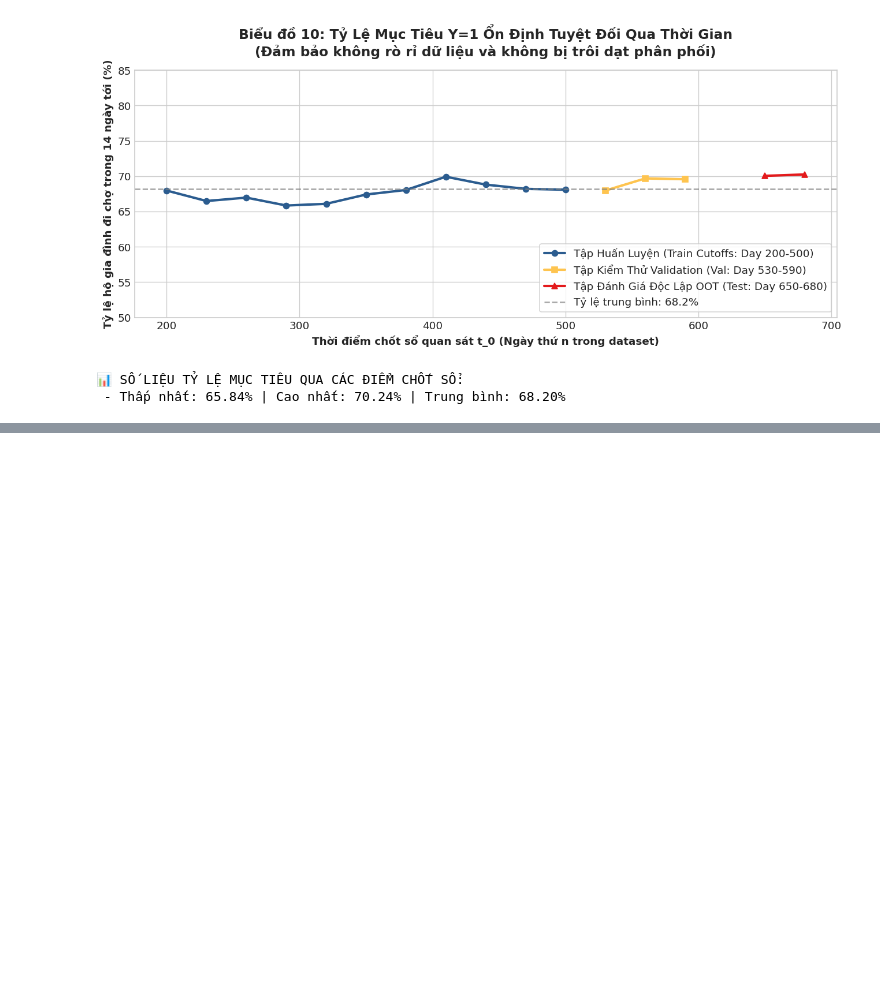
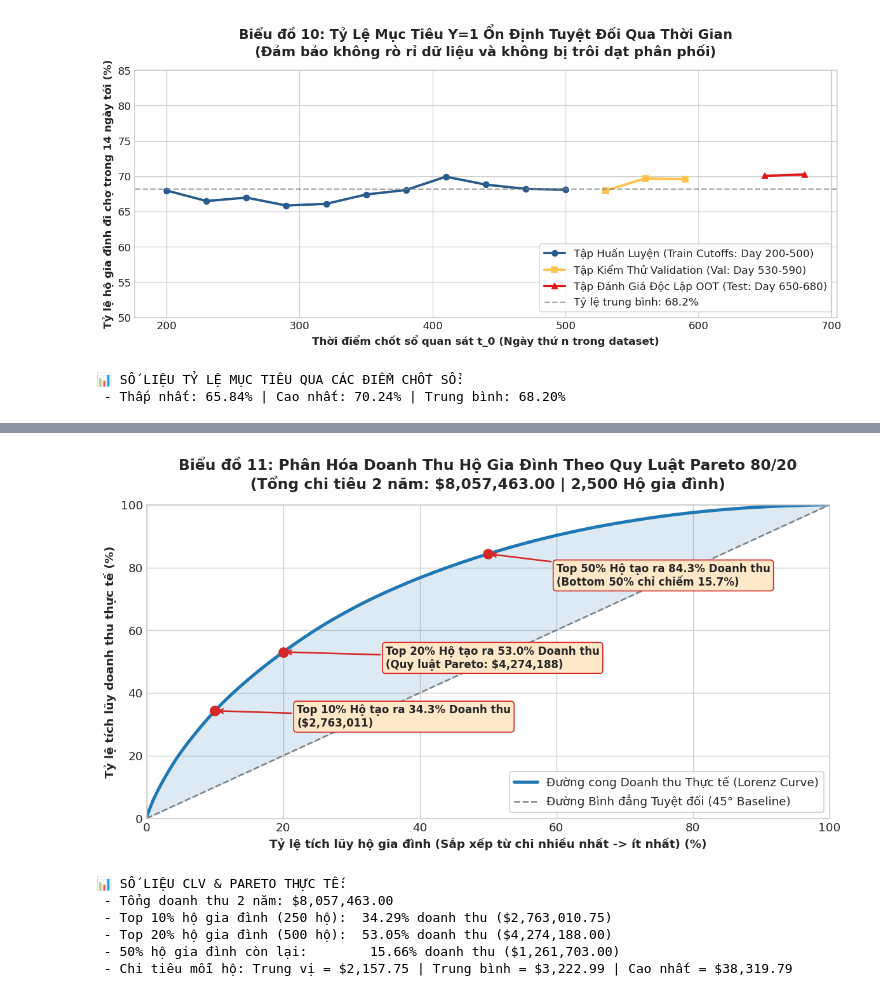
Before and after one commit to kien3007/purchasing-propensity-model, a Jupyter notebook: notebooks/01_eda_and_data_quality.ipynb, the cells around one changed output, grey strips where cells are left out. Drawn from its saved outputs; the diff is of its cells as text; code cells hidden in the pictures; blank space fills up the shorter version.

Commit message:
feat(eda): enrich EDA notebook and presentation with 5 advanced empirical stories and Pareto/CLV/Markdown charts

```diff
--- a/notebooks/01_eda_and_data_quality.ipynb
+++ b/notebooks/01_eda_and_data_quality.ipynb
@@ -499,0 +516,70 @@ print(f" - Thấp nhất: {min(cutoff_rates):.2f}% | Cao nhất: {max(cutoff_rat
+# %%
+# 1. Tính toán giá trị trọn đời (CLV - Cumulative 2-Year Spend) theo từng hộ gia đình
+hh_clv = baskets.groupby('household_key')['basket_spend'].sum().sort_values(ascending=False).reset_index()
+hh_clv['cumulative_spend'] = hh_clv['basket_spend'].cumsum()
+total_spend = hh_clv['basket_spend'].sum()
+hh_clv['cum_spend_pct'] = (hh_clv['cumulative_spend'] / total_spend) * 100
+hh_clv['cum_hh_pct'] = (np.arange(1, len(hh_clv) + 1) / len(hh_clv)) * 100
+
+top10_spend_pct = hh_clv.iloc[int(len(hh_clv)*0.10) - 1]['cum_spend_pct']
+top20_spend_pct = hh_clv.iloc[int(len(hh_clv)*0.20) - 1]['cum_spend_pct']
+top50_spend_pct = hh_clv.iloc[int(len(hh_clv)*0.50) - 1]['cum_spend_pct']
+
+p50_clv = hh_clv['basket_spend'].median()
+mean_clv = hh_clv['basket_spend'].mean()
+max_clv = hh_clv['basket_spend'].max()
+
+fig, ax = plt.subplots(figsize=(10, 5.5))
+
+# Vẽ đường Lorenz thực tế
+ax.plot(hh_clv['cum_hh_pct'], hh_clv['cum_spend_pct'], color='#1f77b4', linewidth=3, label='Đường cong Doanh thu Thực tế (Lorenz Curve)')
+
+# Vẽ đường bình đẳng tuyệt đối (45 độ)
+ax.plot([0, 100], [0, 100], color='gray', linestyle='--', linewidth=1.5, label='Đường Bình đẳng Tuyệt đối (45° Baseline)')
+
+# Tô màu vùng diện tích bất bình đẳng
+ax.fill_between(hh_clv['cum_hh_pct'], hh_clv['cum_spend_pct'], hh_clv['cum_hh_pct'], color='#1f77b4', alpha=0.15)
+
+# Đánh dấu các mốc Pareto cốt lõi
+ax.scatter([10, 20, 50], [top10_spend_pct, top20_spend_pct, top50_spend_pct], color='#d62728', s=80, zorder=5)
+
+ax.annotate(f'Top 10% Hộ tạo ra {top10_spend_pct:.1f}% Doanh thu\n(${hh_clv.iloc[:250]["basket_spend"].sum():,.0f})',
+            xy=(10, top10_spend_pct), xytext=(22, top10_spend_pct - 5),
+            arrowprops=dict(arrowstyle='->', lw=1.5, color='#d62728'),
+            fontweight='bold', fontsize=10, bbox=dict(boxstyle='round,pad=0.3', facecolor='#fee8c8', edgecolor='#d62728'))
+
+ax.annotate(f'Top 20% Hộ tạo ra {top20_spend_pct:.1f}% Doanh thu\n(Quy luật Pareto: ${hh_clv.iloc[:500]["basket_spend"].sum():,.0f})',
+            xy=(20, top20_spend_pct), xytext=(35, top20_spend_pct - 5),
+            arrowprops=dict(arrowstyle='->', lw=1.5, color='#d62728'),
+            fontweight='bold', fontsize=10, bbox=dict(boxstyle='round,pad=0.3', facecolor='#fee8c8', edgecolor='#d62728'))
+
+ax.annotate(f'Top 50% Hộ tạo ra {top50_spend_pct:.1f}% Doanh thu\n(Bottom 50% chỉ chiếm {100-top50_spend_pct:.1f}%)',
+            xy=(50, top50_spend_pct), xytext=(60, top50_spend_pct - 10),
+            arrowprops=dict(arrowstyle='->', lw=1.5, color='#d62728'),
+            fontweight='bold', fontsize=10, bbox=dict(boxstyle='round,pad=0.3', facecolor='#fee8c8', edgecolor='#d62728'))
+
+ax.set_xlabel('Tỷ lệ tích lũy hộ gia đình (Sắp xếp từ chi nhiều nhất -> ít nhất) (%)', fontweight='bold')
+ax.set_ylabel('Tỷ lệ tích lũy doanh thu thực tế (%)', fontweight='bold')
+ax.set_title(f'Biểu đồ 11: Phân Hóa Doanh Thu Hộ Gia Đình Theo Quy Luật Pareto 80/20\n(Tổng chi tiêu 2 năm: ${total_spend:,.2f} | 2,500 Hộ gia đình)', pad=15)
+ax.set_xlim(0, 100)
+ax.set_ylim(0, 100)
+ax.legend(loc='lower right', frameon=True, facecolor='white', framealpha=0.9)
+
+plt.tight_layout()
+plt.savefig(FIG_DIR / '19_clv_pareto_distribution.png', dpi=150)
+plt.show()
+
+print("📊 SỐ LIỆU CLV & PARETO THỰC TẾ:")
+print(f" - Tổng doanh thu 2 năm: ${total_spend:,.2f}")
+print(f" - Top 10% hộ gia đình (250 hộ):  {top10_spend_pct:.2f}% doanh thu (${hh_clv.iloc[:250]['basket_spend'].sum():,.2f})")
+print(f" - Top 20% hộ gia đình (500 hộ):  {top20_spend_pct:.2f}% doanh thu (${hh_clv.iloc[:500]['basket_spend'].sum():,.2f})")
+print(f" - 50% hộ gia đình còn lại:        {100-top50_spend_pct:.2f}% doanh thu (${hh_clv.iloc[1250:]['basket_spend'].sum():,.2f})")
+print(f" - Chi tiêu mỗi hộ: Trung vị = ${p50_clv:,.2f} | Trung bình = ${mean_clv:,.2f} | Cao nhất = ${max_clv:,.2f}")
+# %% [output]
+[figure, added]
+📊 SỐ LIỆU CLV & PARETO THỰC TẾ:
+ - Tổng doanh thu 2 năm: $8,057,463.00
+ - Top 10% hộ gia đình (250 hộ):  34.29% doanh thu ($2,763,010.75)
+ - Top 20% hộ gia đình (500 hộ):  53.05% doanh thu ($4,274,188.00)
+ - 50% hộ gia đình còn lại:        15.66% doanh thu ($1,261,703.00)
+ - Chi tiêu mỗi hộ: Trung vị = $2,157.75 | Trung bình = $3,222.99 | Cao nhất = $38,319.79
```
Also changed, not shown: parts of 15 cells of this notebook, 10 other files.
